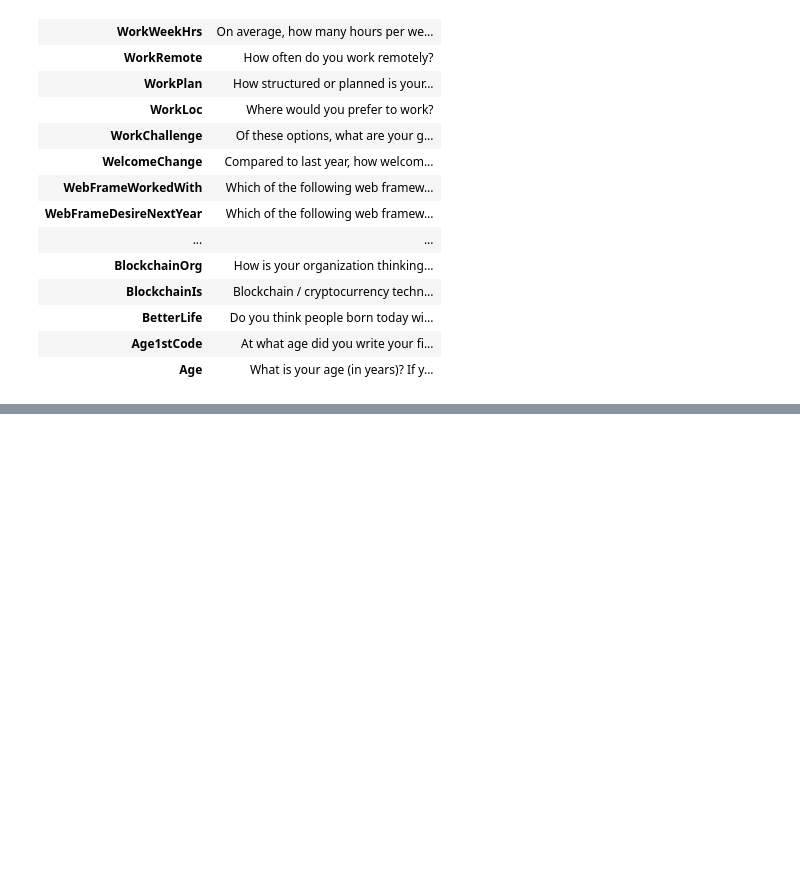
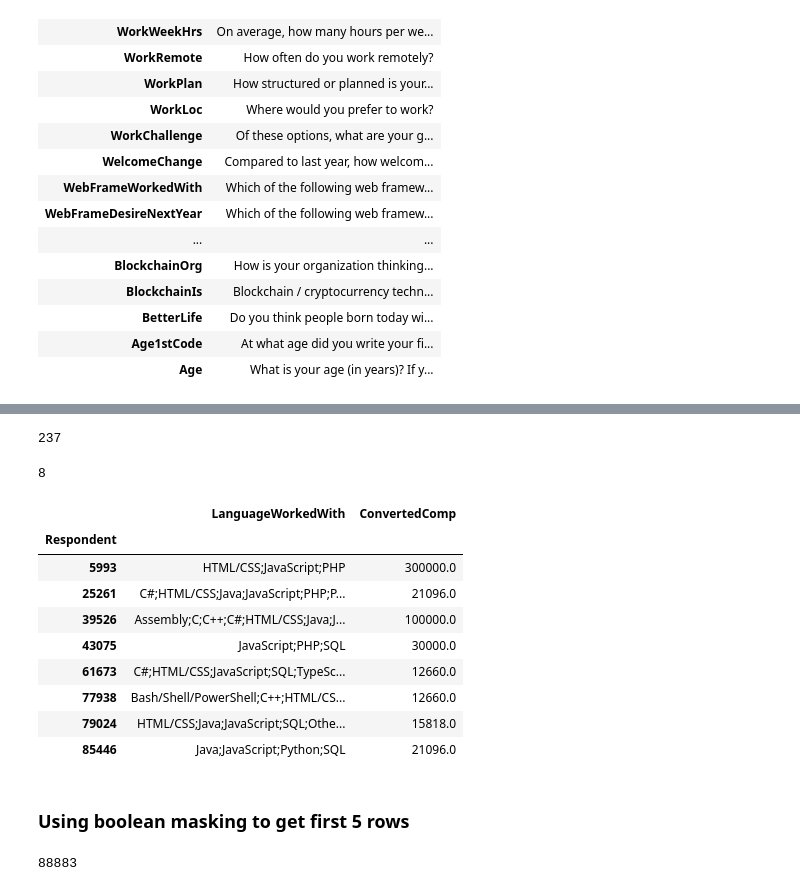
Before and after one commit to pkrlfamous/ML-Python, a Jupyter notebook: Pandas/pandas-practice.ipynb, the cells around one changed output, grey strips where cells are left out. Saved outputs shown, nothing was run; the diff lists cells and outputs as text; code cells hidden in the pictures; blank space fills up the shorter version.

```diff
--- a/Pandas/pandas-practice.ipynb
+++ b/Pandas/pandas-practice.ipynb
@@ -418,0 +614,26 @@ schema_df
+# %%
+# filtering respondent from Nepal
+df['Country'].value_counts().get('Nepal', 0)
+# %% [output]
+237
+# %%
+# filtering who have salary higher than 12000 and from Nepal
+filt = (df['Country'] == 'Nepal') & (df['ConvertedComp'] > 12000)
+filt.value_counts().get(True,0)
+# %% [output]
+8
+# %%
+df.loc[filt, ['LanguageWorkedWith','ConvertedComp']]
+# %% [output]
+|  | LanguageWorkedWith | ConvertedComp |
+| Respondent |  |  |
+| 5993 | HTML/CSS;JavaScript;PHP | 300000.0 |
+| 25261 | C#;HTML/CSS;Java;JavaScript;PHP;P... | 21096.0 |
+| 39526 | Assembly;C;C++;C#;HTML/CSS;Java;J... | 100000.0 |
+| 43075 | JavaScript;PHP;SQL | 30000.0 |
+| 61673 | C#;HTML/CSS;JavaScript;SQL;TypeSc... | 12660.0 |
+| 77938 | Bash/Shell/PowerShell;C++;HTML/CS... | 12660.0 |
+| 79024 | HTML/CSS;Java;JavaScript;SQL;Othe... | 15818.0 |
+| 85446 | Java;JavaScript;Python;SQL | 21096.0 |
+# %% [markdown]
+### Using boolean masking to get first 5 rows
@@ -418,0 +642,4 @@ schema_df
+# %%
+len(mask)
+# %% [output]
+88883
```
Also changed, not shown: parts of 31 cells of this notebook.
